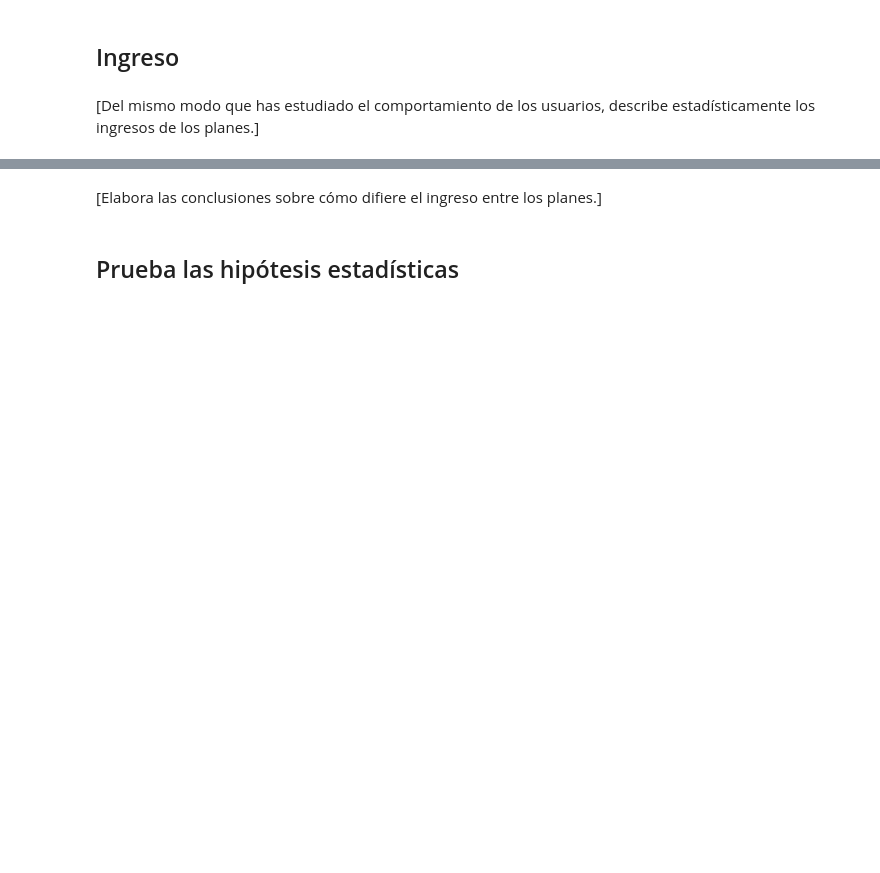
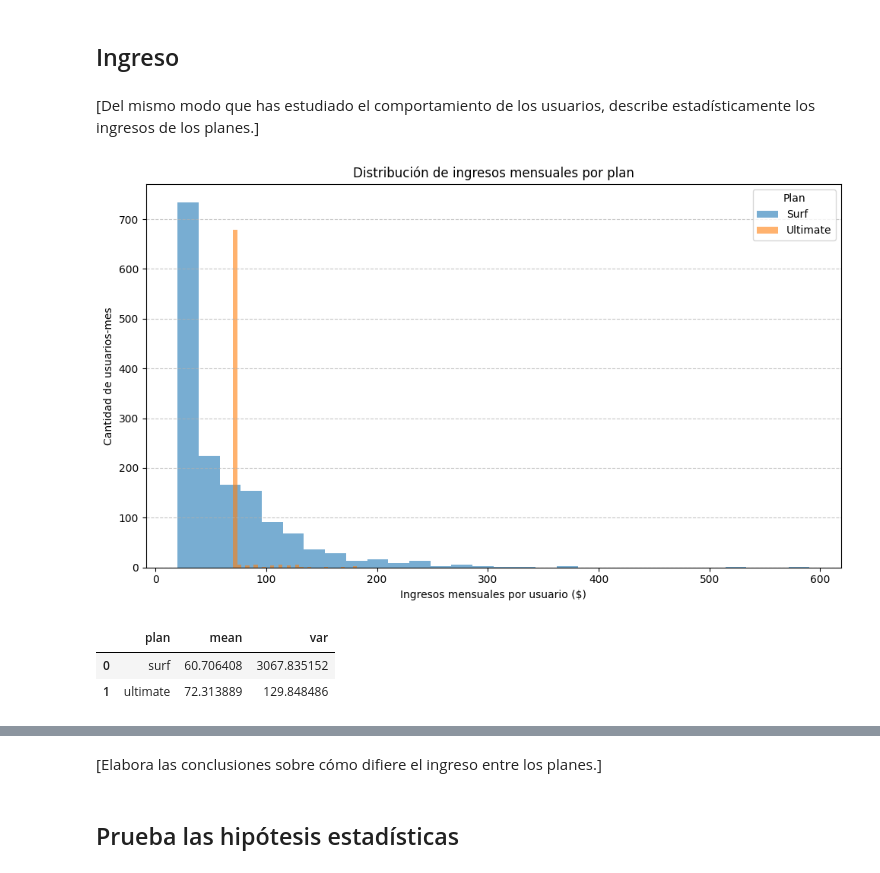
Before and after one commit to RulasBoy/TripleTen-Bootcamp, a Jupyter notebook: Sprint 5/notebook.ipynb, the cells around one changed output, grey strips where cells are left out. Cells and saved outputs as stored; diff of their text form; code cells hidden in the pictures; blank space fills up the shorter version.

Commit message:
Avance de ingresos

```diff
--- a/Sprint 5/notebook.ipynb
+++ b/Sprint 5/notebook.ipynb
@@ -849,3 +849,27 @@ En otras palabras, el uso de los GB es **bastante estable, independientemente de
 ## Ingreso
 # %% [markdown]
 [Del mismo modo que has estudiado el comportamiento de los usuarios, describe estadísticamente los ingresos de los planes.]
+# %%
+# Comparar la distribución de ingresos mensuales por usuario y plan
+plt.figure(figsize=(10, 6))
+
+for plan in ['surf', 'ultimate']:
+    data = monthly_usage[monthly_usage['plan'] == plan]['total_revenue']
+    plt.hist(data, bins=30, alpha=0.6, label=plan.capitalize())
+
+plt.title('Distribución de ingresos mensuales por plan')
+plt.xlabel('Ingresos mensuales por usuario ($)')
+plt.ylabel('Cantidad de usuarios-mes')
+plt.legend(title='Plan')
+plt.grid(axis='y', linestyle='--', alpha=0.7)
+plt.tight_layout()
+plt.show()
+# %% [output]
+[figure, added]
+# %%
+# Calcular la media y la varianza de las ganancias mensuales por plan.
+monthly_usage.groupby('plan')['total_revenue'].agg(['mean', 'var']).reset_index().head()
+# %% [output]
+|  | plan | mean | var |
+| 0 | surf | 60.706408 | 3067.835152 |
+| 1 | ultimate | 72.313889 | 129.848486 |
```
Also changed, not shown: parts of 1 cell of this notebook.
